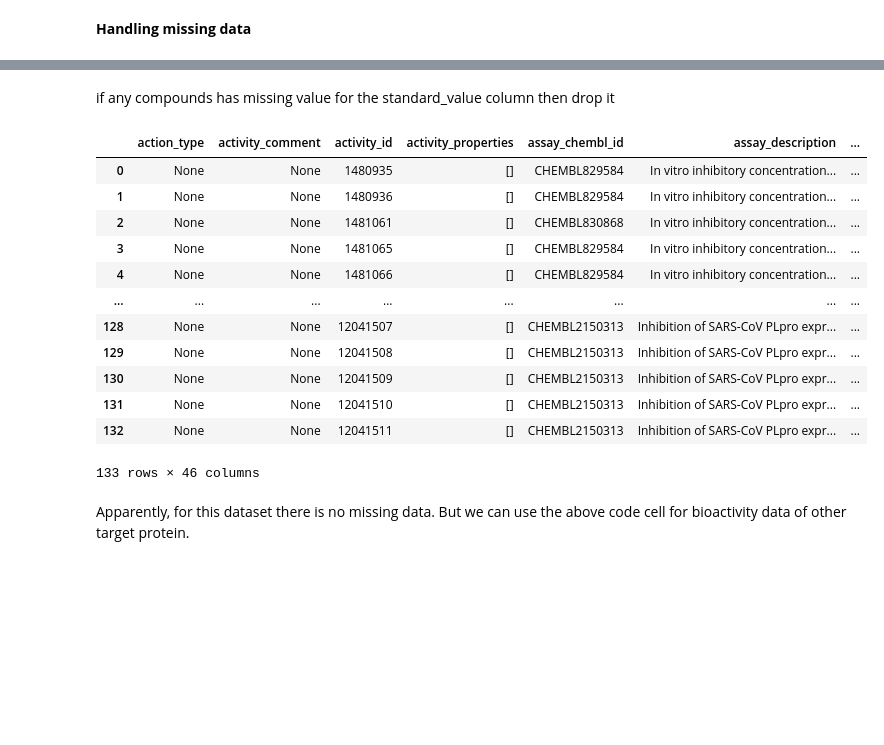
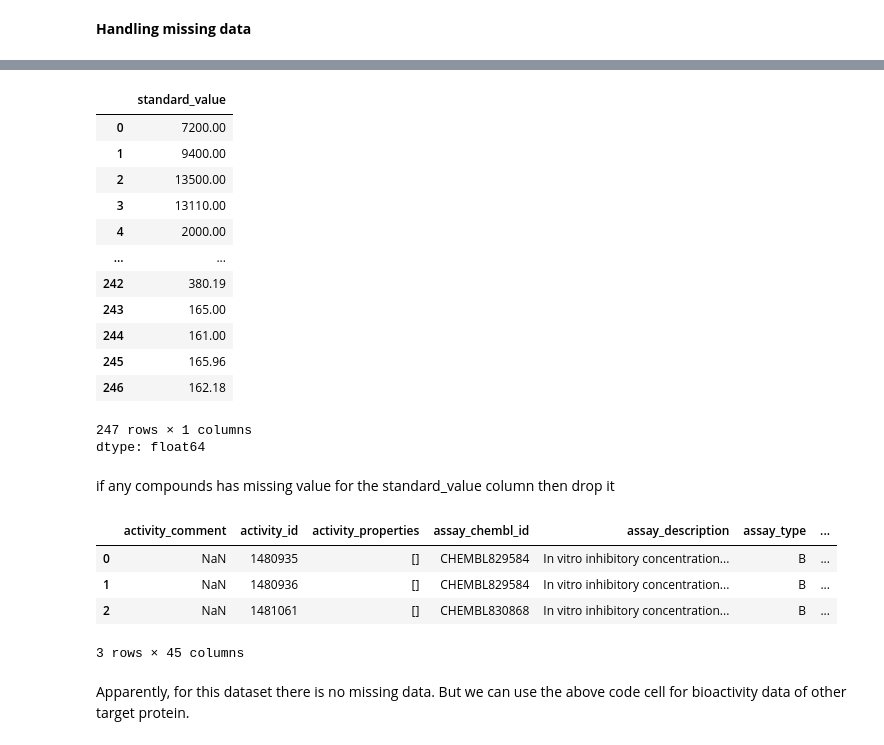
Before and after one commit to Ebratul/Bioinformatics, a Jupyter notebook: python/ML_Part_01.ipynb, the cells around one changed output, grey strips where cells are left out. Cells and saved outputs as stored; diff of their text form; code cells hidden in the pictures; blank space fills up the shorter version.

```diff
--- a/python/ML_Part_01.ipynb
+++ b/python/ML_Part_01.ipynb
@@ -76,0 +71,3 @@ df.head(3)
+# %%
+pd.set_option('display.max_rows', None)
+df["molecule_chembl_id"].head(3)
@@ -134,3 +144,5 @@ action_type,activity_comment,activity_id,activity_properties,assay_chembl_id,ass
 ,,1481093,[],CHEMBL829584,In vitro inhibitory concentration against SARS coronavirus main protease (SARS CoV 3C-like protease),B,,,BAO_0000190,BAO_0000357,single protein format,O=C1C(=O)N(Cc2cc3ccccc3 ...
 # %% [markdown]
 **Handling missing data**
+# %%
+df = pd.read_csv("bioactivity_data.csv")
@@ -137,22 +168,32 @@ action_type,activity_comment,activity_id,activity_properties,assay_chembl_id,ass
+# %%
+df.standard_value.notna()
+# %% [output]
+|  | standard_value |
+| 0 | 7200.00 |
+| 1 | 9400.00 |
+| 2 | 13500.00 |
+| 3 | 13110.00 |
+| 4 | 2000.00 |
+| ... | ... |
+| 242 | 380.19 |
+| 243 | 165.00 |
+| 244 | 161.00 |
+| 245 | 165.96 |
+| 246 | 162.18 |
+247 rows × 1 columns
+dtype: float64
 # %% [markdown]
 if any compounds has missing value for the standard_value column then drop it
 # %%
 df2=df[df.standard_value.notna()]
-df2
+df2.drop(columns= "action_type",inplace = True)
+df2.head(3)
 # %% [output]
-|  | action_type | activity_comment | activity_id | activity_properties | assay_chembl_id | assay_description | ... |
-| 0 | None | None | 1480935 | [] | CHEMBL829584 | In vitro inhibitory concentration... | ... |
-| 1 | None | None | 1480936 | [] | CHEMBL829584 | In vitro inhibitory concentration... | ... |
-| 2 | None | None | 1481061 | [] | CHEMBL830868 | In vitro inhibitory concentration... | ... |
-| 3 | None | None | 1481065 | [] | CHEMBL829584 | In vitro inhibitory concentration... | ... |
-| 4 | None | None | 1481066 | [] | CHEMBL829584 | In vitro inhibitory concentration... | ... |
-| ... | ... | ... | ... | ... | ... | ... | ... |
-| 128 | None | None | 12041507 | [] | CHEMBL2150313 | Inhibition of SARS-CoV PLpro expr... | ... |
-| 129 | None | None | 12041508 | [] | CHEMBL2150313 | Inhibition of SARS-CoV PLpro expr... | ... |
-| 130 | None | None | 12041509 | [] | CHEMBL2150313 | Inhibition of SARS-CoV PLpro expr... | ... |
-| 131 | None | None | 12041510 | [] | CHEMBL2150313 | Inhibition of SARS-CoV PLpro expr... | ... |
-| 132 | None | None | 12041511 | [] | CHEMBL2150313 | Inhibition of SARS-CoV PLpro expr... | ... |
+|  | activity_comment | activity_id | activity_properties | assay_chembl_id | assay_description | assay_type | ... |
+| 0 | NaN | 1480935 | [] | CHEMBL829584 | In vitro inhibitory concentration... | B | ... |
+| 1 | NaN | 1480936 | [] | CHEMBL829584 | In vitro inhibitory concentration... | B | ... |
+| 2 | NaN | 1481061 | [] | CHEMBL830868 | In vitro inhibitory concentration... | B | ... |
-133 rows × 46 columns
+3 rows × 45 columns
 # %% [markdown]
 Apparently, for this dataset there is no missing data. But we can use the above code cell for bioactivity data of other target protein.
 # %% [markdown]
```
Also changed, not shown: parts of 34 cells of this notebook.
